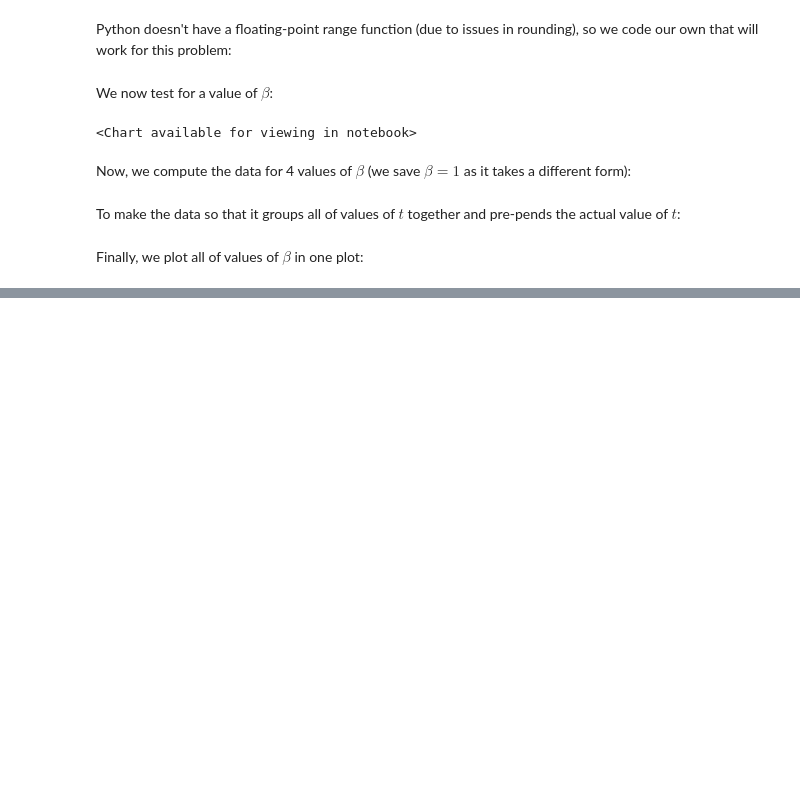
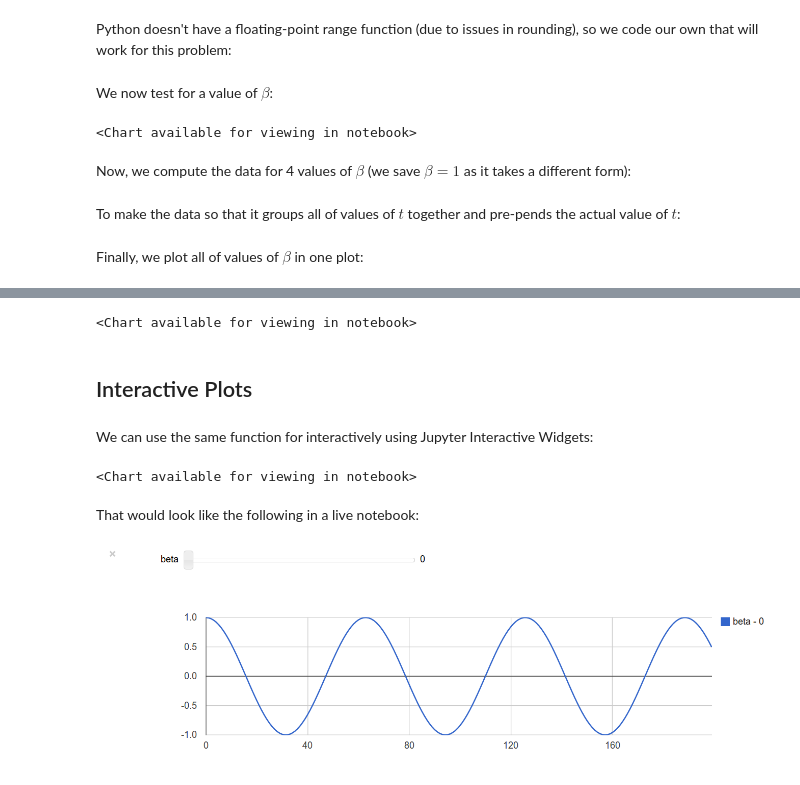
Before and after one commit to jarulsamy/calicolrc, a Jupyter notebook: notebooks/Physics/Taylor 5.32.ipynb, the cells around one changed output, grey strips where cells are left out. Saved outputs shown, nothing was run; the diff lists cells and outputs as text; code cells hidden in the pictures; blank space fills up the shorter version.

Commit message:
Notebook, Physics added interactive and animation; general cleanup

```diff
--- a/notebooks/Physics/Taylor 5.32.ipynb
+++ b/notebooks/Physics/Taylor 5.32.ipynb
@@ -73,0 +111,28 @@ calico.GoogleChart("LineChart", lines)
+# %%
+calico.GoogleChart("LineChart",
+                   ["time", "beta - 0", "beta - 0.02", "beta - 0.1", "beta - 0.3", "beta - 1.0"],
+                   lines)
+# %% [output]
+<Chart available for viewing in notebook>
+# %% [markdown]
+## Interactive Plots
+# %% [markdown]
+We can use the same function for interactively using Jupyter Interactive Widgets:
+# %%
+beta = calico.FloatSliderWidget(description="beta", max=1, step=0.01)
+def on_value_change(obj, value):
+    chart = calico.GoogleChart("LineChart",
+                               ["time", "beta - %s" % value],
+                               [x(t, value) for t in frange(0, 20, .1)])
+    calico.animate(chart)
+
+beta.on_value_change(on_value_change, "value")
+beta
+# %% [output]
+<Chart available for viewing in notebook>
+# %% [markdown]
+That would look like the following in a live notebook:
+# %%
+calico.Image("/home/dblank/Pictures/jupyterwidgets.png")
+# %% [output]
+[figure, added]
```
Also changed, not shown: parts of 15 cells of this notebook.
